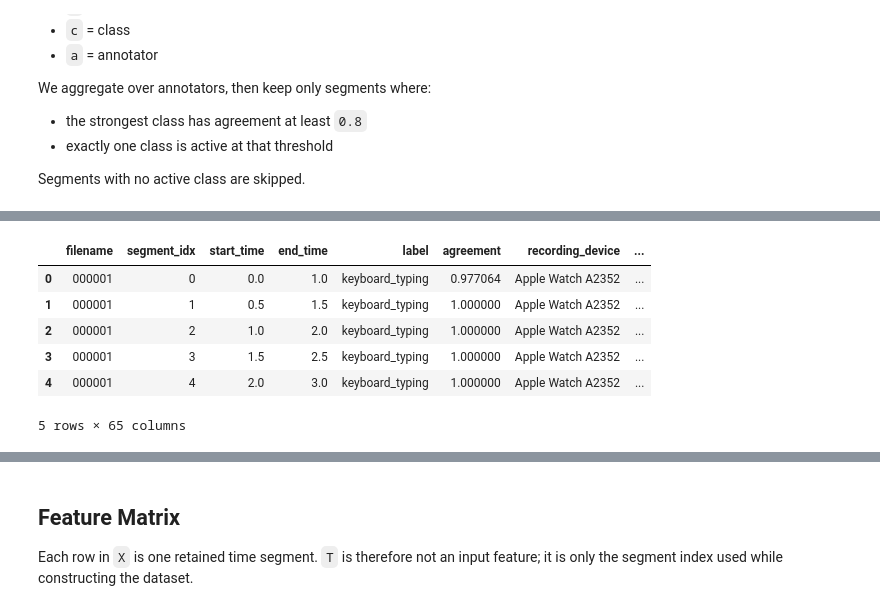
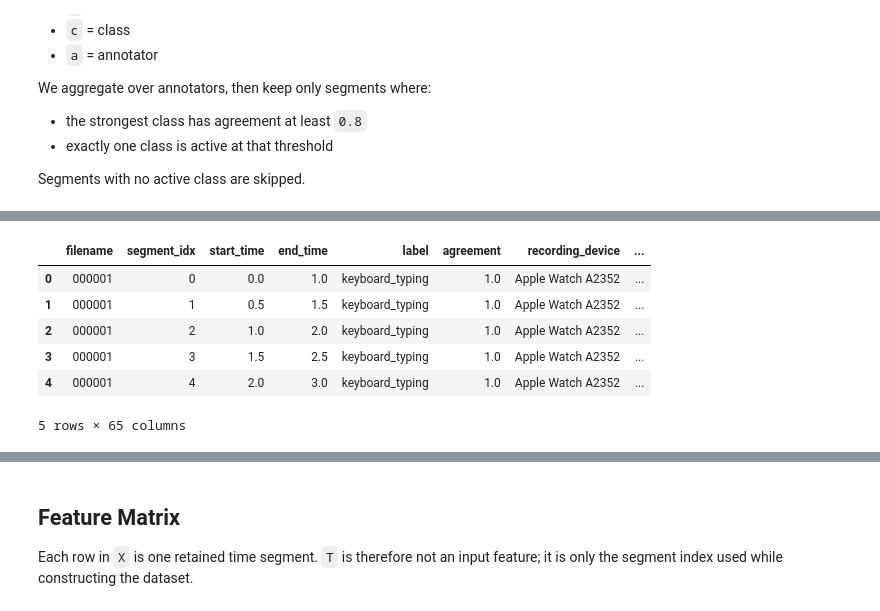
Before and after one commit to Carapet07/MLPC2026, a Jupyter notebook: notebooks/roma_npz_clustering.ipynb, the cells around one changed output, grey strips where cells are left out. Saved outputs shown, nothing was run; the diff lists cells and outputs as text; code cells hidden in the pictures.

```diff
--- a/notebooks/roma_npz_clustering.ipynb
+++ b/notebooks/roma_npz_clustering.ipynb
@@ -45,7 +45,7 @@ We aggregate over annotators, then keep only segments where:
 
 Segments with no active class are skipped.
 # %%
-AGREEMENT_THRESHOLD = 0.80
+LABEL_THRESHOLD = 0.50
 OWNER_WEIGHT = 2.0
 
 exclude_keys = {
@@ -54,6 +54,9 @@ exclude_keys = {
     "recording_device", "recording_environments", "scene_description",
     "device_placement"
 }
+
+def load_npz(path):
+    return dict(np.load(path, allow_pickle=True))
 
 def flatten_segment_feature(value, prefix):
     value = np.asarray(value, dtype=float)
@@ -68,58 +71,63 @@ def aggregate_annotations(ann, is_own_recording, owner_weight=2.0):
     weights = np.where(is_own_recording, owner_weight, 1.0).astype(float)
     return (ann * weights[None, None, :]).sum(axis=2) / weights.sum()
 
-def build_segment_dataset(npz_paths, agreement_threshold=0.8, owner_weight=2.0):
+def build_segment_dataset(npz_paths, label_threshold=0.5, owner_weight=2.0):
+    ANNOTATOR_THRESH = 0.1
     rows = []
 
     for path in npz_paths:
-        with np.load(path, allow_pickle=True) as data:
-            ann = data["annotations"].astype(float)       # [T, C, A]
-            class_names = data["class_names"].astype(str)
-            is_own = data["is_own_recording"].astype(bool)
-            start_times = data["start_time"].astype(float)
-            end_times = data["end_time"].astype(float)
+        data = load_npz(path)
+        ann = data["annotations"]
+        is_own = data["is_own_recording"]
+        class_names = data["class_names"]
+        start_times = np.asarray(data["start_time"], dtype=float)
+        end_times = np.asarray(data["end_time"], dtype=float)
 
-            aggregated = aggregate_annotations(ann, is_own, owner_weight=owner_weight)  # [T, C]
-            active_mask = aggregated >= agreement_threshold
+        votes = (ann >= ANNOTATOR_THRESH).astype(np.float32)
+        aggregated = aggregate_annotations(votes, is_own, owner_weight=owner_weight)
+        active_labels = (aggregated >= 0.5).astype(np.int8)
 
-            feature_keys = [
-                key for key in data.files
-                if key not in exclude_keys and np.issubdtype(data[key].dtype, np.number)
-            ]
+        recording_device = str(np.asarray(data["recording_device"]).item())
+        recording_environment = str(np.asarray(data["recording_environments"]).reshape(-1)[0])
+        device_placement = str(np.asarray(data["device_placement"]).item())
 
-            for t in range(aggregated.shape[0]):
-                active_classes = np.flatnonzero(active_mask[t])
-                if len(active_classes) != 1:
+        for segment_idx in range(ann.shape[0]):
+            active_classes = np.flatnonzero(active_labels[segment_idx])
+            if len(active_classes) != 1:
+                continue
+
+            class_idx = int(active_classes[0])
+            agreement = float(aggregated[segment_idx, class_idx])
+            if agreement < label_threshold:
+                continue
+
+            row = {
+                "filename": path.stem,
+                "segment_idx": segment_idx,
+                "start_time": float(start_times[segment_idx]),
+                "end_time": float(end_times[segment_idx]),
+                "label": str(class_names[class_idx]),
+                "agreement": agreement,
+                "recording_device": recording_device,
+                "recording_environment": recording_environment,
+                "device_placement": device_placement,
+            }
+
+            for key, value in data.items():
+                if key in exclude_keys:
                     continue
 
-                class_idx = int(active_classes[0])
-                row = {
-                    "filename": path.stem,
-                    "segment_idx": t,
-                    "start_time": start_times[t],
-                    "end_time": end_times[t],
-                    "label": class_names[class_idx],
-                    "agreement": float(aggregated[t, class_idx]),
-                }
+                value = np.asarray(value)
+                segment_value = value[segment_idx] if value.ndim > 0 and len(value) == ann.shape[0] else value
+                row.update(flatten_segment_feature(segment_value, key))
 
-                if "recording_device" in data.files:
-                    row["recording_device"] = str(np.asarray(data["recording_device"]).reshape(-1)[0])
-                if "recording_environments" in data.files:
-                    row["recording_environment"] = str(np.asarray(data["recording_environments"]).reshape(-1)[0])
-                if "device_placement" in data.files:
-                    row["device_placement"] = str(np.asarray(data["device_placement"]).reshape(-1)[0])
-
-                for key in feature_keys:
-                    value = np.asarray(data[key][t])
-                    row.update(flatten_segment_feature(value, key))
-
-                rows.append(row)
+            rows.append(row)
 
     return pd.DataFrame(rows)
 
 segments_df = build_segment_dataset(
     npz_paths,
-    agreement_threshold=AGREEMENT_THRESHOLD,
+    label_threshold=LABEL_THRESHOLD,
     owner_weight=OWNER_WEIGHT,
 )
 
@@ -131,10 +139,10 @@ Selected segments: 79940
 Unique classes: 15
 |  | filename | segment_idx | start_time | end_time | label | agreement | recording_device | ... |
-| 0 | 000001 | 0 | 0.0 | 1.0 | keyboard_typing | 0.977064 | Apple Watch A2352 | ... |
-| 1 | 000001 | 1 | 0.5 | 1.5 | keyboard_typing | 1.000000 | Apple Watch A2352 | ... |
-| 2 | 000001 | 2 | 1.0 | 2.0 | keyboard_typing | 1.000000 | Apple Watch A2352 | ... |
-| 3 | 000001 | 3 | 1.5 | 2.5 | keyboard_typing | 1.000000 | Apple Watch A2352 | ... |
-| 4 | 000001 | 4 | 2.0 | 3.0 | keyboard_typing | 1.000000 | Apple Watch A2352 | ... |
+| 0 | 000001 | 0 | 0.0 | 1.0 | keyboard_typing | 1.0 | Apple Watch A2352 | ... |
+| 1 | 000001 | 1 | 0.5 | 1.5 | keyboard_typing | 1.0 | Apple Watch A2352 | ... |
+| 2 | 000001 | 2 | 1.0 | 2.0 | keyboard_typing | 1.0 | Apple Watch A2352 | ... |
+| 3 | 000001 | 3 | 1.5 | 2.5 | keyboard_typing | 1.0 | Apple Watch A2352 | ... |
+| 4 | 000001 | 4 | 2.0 | 3.0 | keyboard_typing | 1.0 | Apple Watch A2352 | ... |
 5 rows × 65 columns
 # %%
 class_counts = segments_df["label"].value_counts().sort_values(ascending=False)
```
Also changed, not shown: parts of 9 cells of this notebook.
